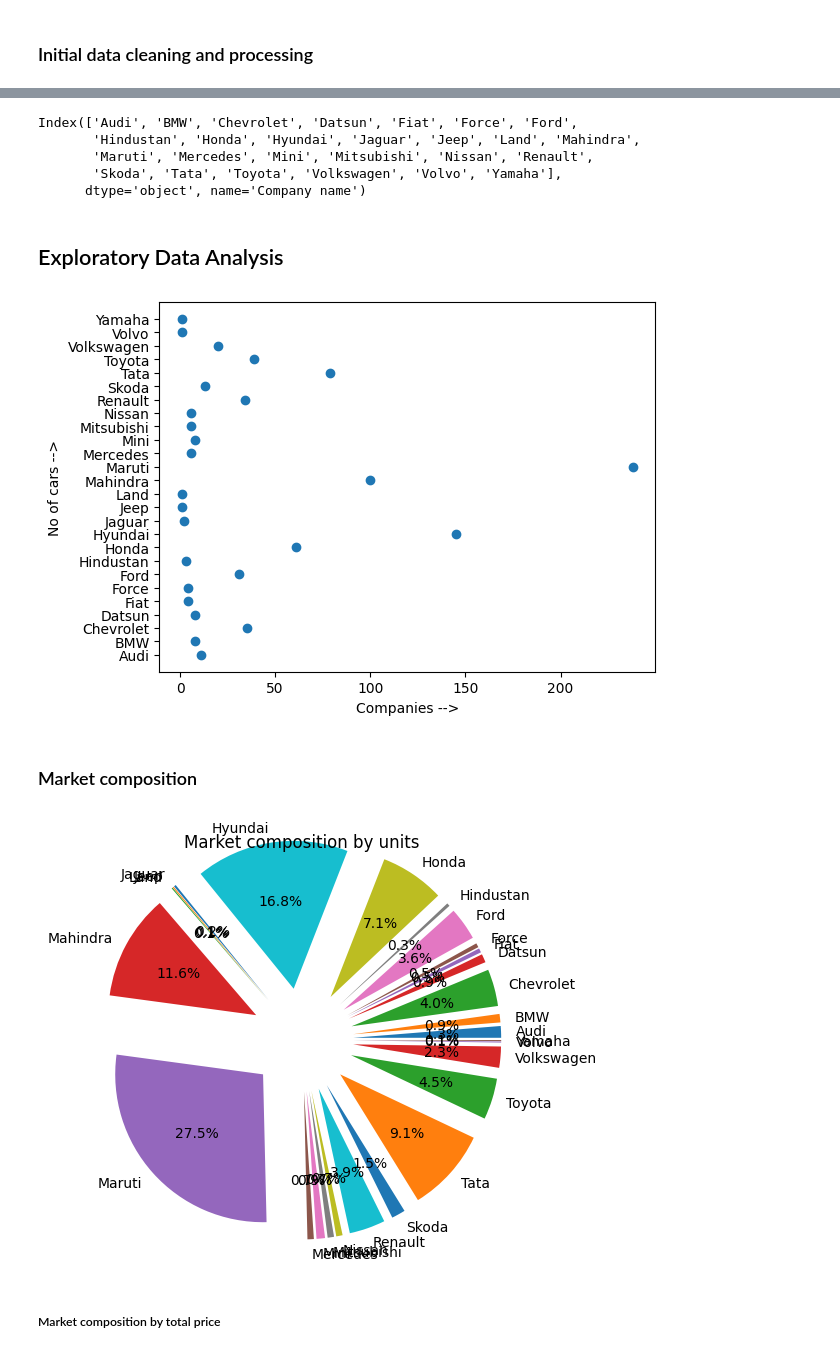
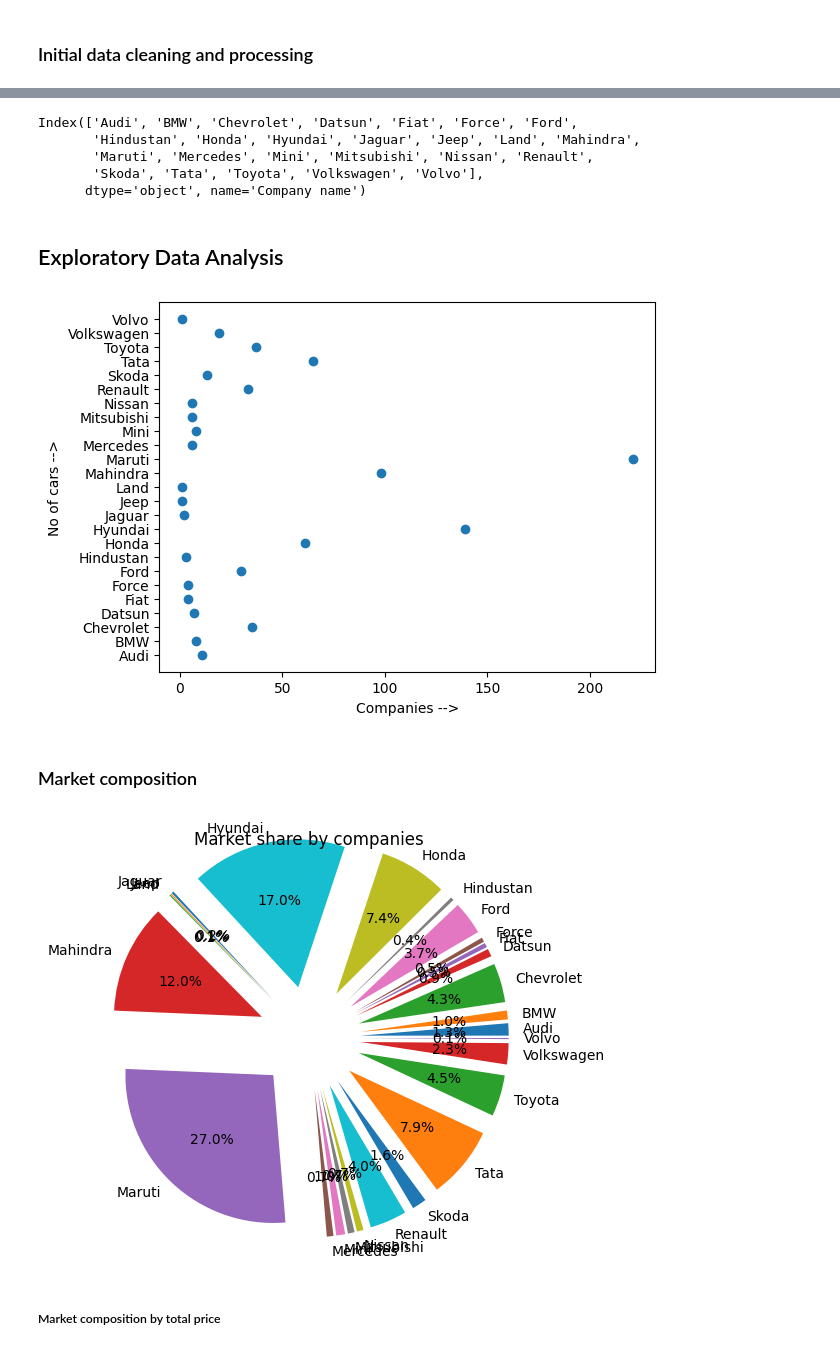
Before and after one commit to rahulsm20/car-data, a Jupyter notebook: analysis.ipynb, the cells around one changed output, grey strips where cells are left out. Drawn from its saved outputs; the diff is of its cells as text; code cells hidden in the pictures.

```diff
--- a/analysis.ipynb
+++ b/analysis.ipynb
@@ -51,6 +52,12 @@ df['Company name']=df['Company name'].str.replace('TATA','Tata')
 df['Company name']=df['Company name'].str.replace('Tara','Tata')
 df['Company name']=df['Company name'].str.replace('MARUTI','Maruti')
 df['Company name']=df['Company name'].str.replace('Swift','Maruti')
+# %%
+for i in df['Price']:
+    if i==0:
+        df=df.drop(df[df['Price']==i].index)
+# %%
+df=df.drop(df[df['Name of car']=='Mahindra XUV500 W6'].index)
 # %%
 companyList=df.groupby('Company name')['Name of car'].count()
 # %%
@@ -59,7 +66,7 @@ companyList.keys()
 Index(['Audi', 'BMW', 'Chevrolet', 'Datsun', 'Fiat', 'Force', 'Ford',
        'Hindustan', 'Honda', 'Hyundai', 'Jaguar', 'Jeep', 'Land', 'Mahindra',
        'Maruti', 'Mercedes', 'Mini', 'Mitsubishi', 'Nissan', 'Renault',
-       'Skoda', 'Tata', 'Toyota', 'Volkswagen', 'Volvo', 'Yamaha'],
+       'Skoda', 'Tata', 'Toyota', 'Volkswagen', 'Volvo'],
       dtype='object', name='Company name')
 # %% [markdown]
 ## Exploratory Data Analysis
@@ -69,7 +76,7 @@ plt.xlabel('Companies -->')
 plt.ylabel('No of cars -->')
 plt.show()
 # %% [output]
-[figure, old version]
+[figure, new version]
 # %% [markdown]
 ### Market composition
 # %%
@@ -78,10 +85,10 @@ for i in range(0,len(companyList)):
     explode.append(0.35)
 # %%
 plt.pie(companyList.values,labels=companyList.keys(),explode=explode,autopct='%1.1f%%')
-plt.title('Market composition by units')
+plt.title('Market share by companies')
 plt.show()
 # %% [output]
-[figure, old version]
+[figure, new version]
 # %% [markdown]
 ##### Market composition by total price
 # %%
```
Also changed, not shown: parts of 14 cells of this notebook.
